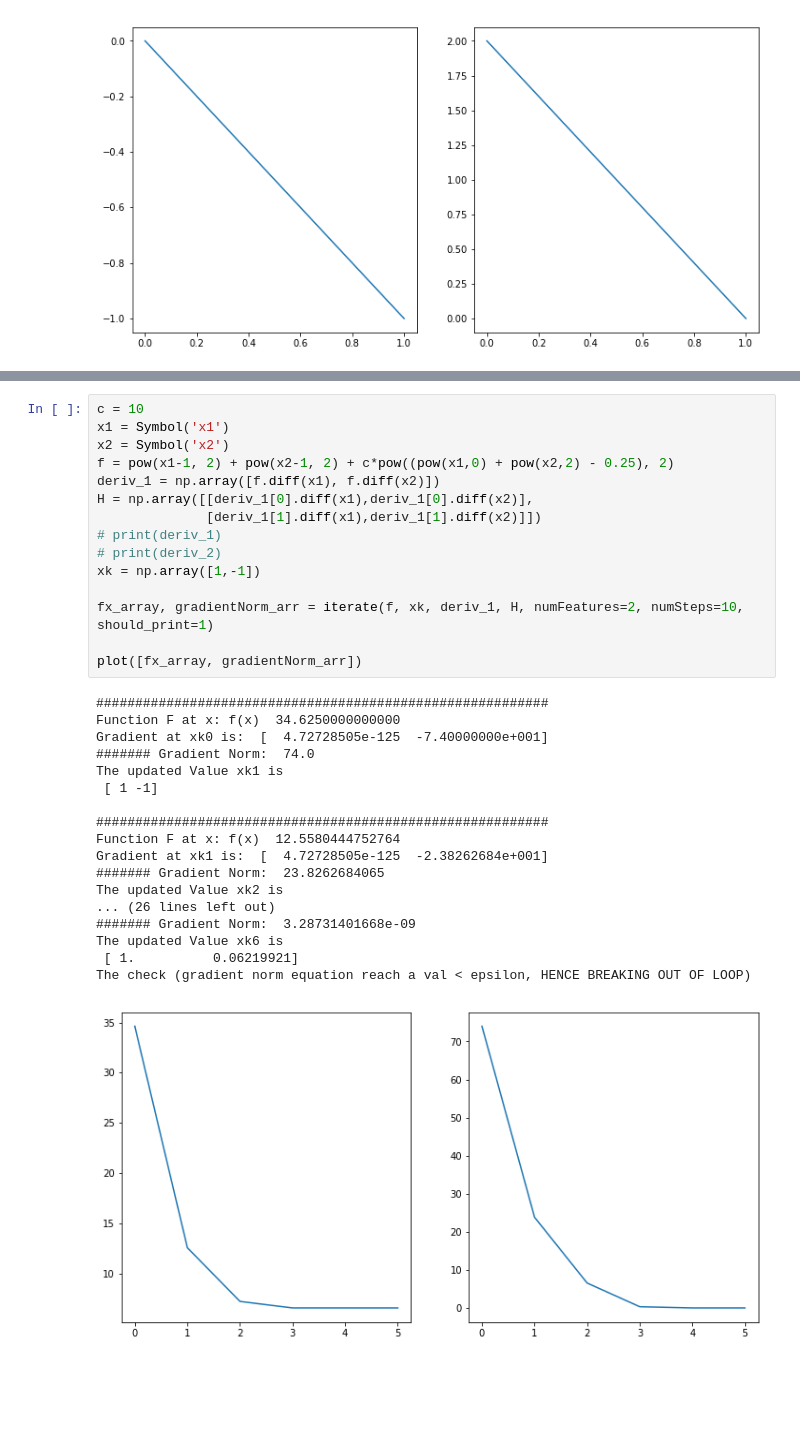
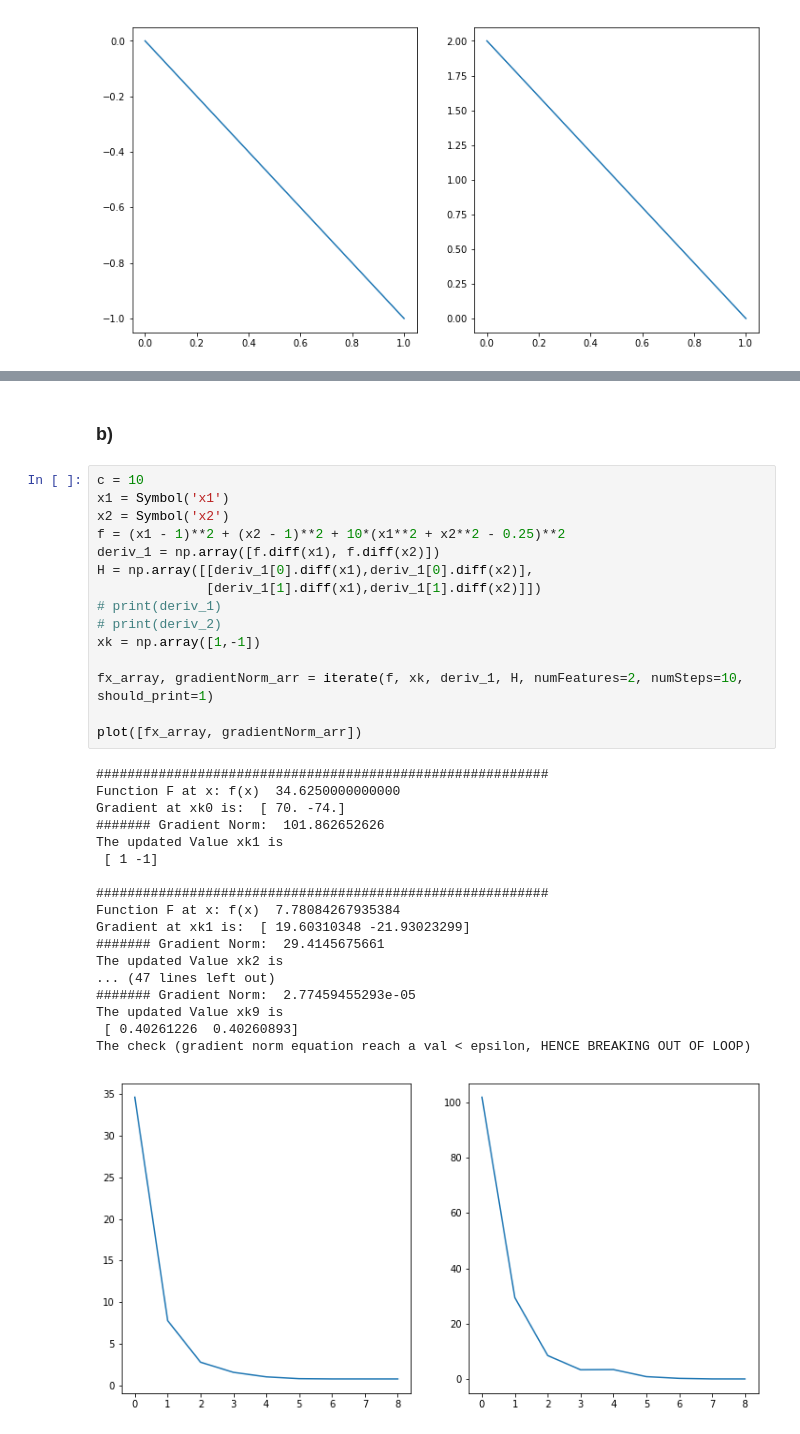
Before and after one commit to Sardhendu/Study, a Jupyter notebook: OptimizationEngg/Project/Newtons.ipynb, the cells around one changed output, grey strips where cells are left out. Saved outputs shown, nothing was run; the diff lists cells and outputs as text; blank space fills up the shorter version.

```diff
--- a/OptimizationEngg/Project/Newtons.ipynb
+++ b/OptimizationEngg/Project/Newtons.ipynb
@@ -255,34 +257,36 @@ The check (gradient norm equation reach a val < epsilon, HENCE BREAKING OUT OF L
+# %% [markdown]
+### b)
 # %%
 c = 10
 x1 = Symbol('x1')
 x2 = Symbol('x2')
-f = pow(x1-1, 2) + pow(x2-1, 2) + c*pow((pow(x1,0) + pow(x2,2) - 0.25), 2)
+f = (x1 - 1)**2 + (x2 - 1)**2 + 10*(x1**2 + x2**2 - 0.25)**2
 deriv_1 = np.array([f.diff(x1), f.diff(x2)])
 H = np.array([[deriv_1[0].diff(x1),deriv_1[0].diff(x2)],
               [deriv_1[1].diff(x1),deriv_1[1].diff(x2)]])
 # print(deriv_1)
 # print(deriv_2)
 xk = np.array([1,-1])
 
 fx_array, gradientNorm_arr = iterate(f, xk, deriv_1, H, numFeatures=2, numSteps=10, should_print=1)
 
 plot([fx_array, gradientNorm_arr])
 # %% [output]
 ##########################################################
 Function F at x: f(x)  34.6250000000000
-Gradient at xk0 is:  [  4.72728505e-125  -7.40000000e+001]
-####### Gradient Norm:  74.0
+Gradient at xk0 is:  [ 70. -74.]
+####### Gradient Norm:  101.862652626
 The updated Value xk1 is
  [ 1 -1]
 
 ##########################################################
-Function F at x: f(x)  12.5580444752764
-Gradient at xk1 is:  [  4.72728505e-125  -2.38262684e+001]
-####### Gradient Norm:  23.8262684065
+Function F at x: f(x)  7.78084267935384
+Gradient at xk1 is:  [ 19.60310348 -21.93023299]
+####### Gradient Norm:  29.4145675661
 The updated Value xk2 is
-... (26 lines left out)
-####### Gradient Norm:  3.28731401668e-09
-The updated Value xk6 is
- [ 1.          0.06219921]
+... (47 lines left out)
+####### Gradient Norm:  2.77459455293e-05
+The updated Value xk9 is
+ [ 0.40261226  0.40260893]
 The check (gradient norm equation reach a val < epsilon, HENCE BREAKING OUT OF LOOP)
-[figure, old version]
+[figure, new version]
```
Also changed, not shown: parts of 12 cells of this notebook.
